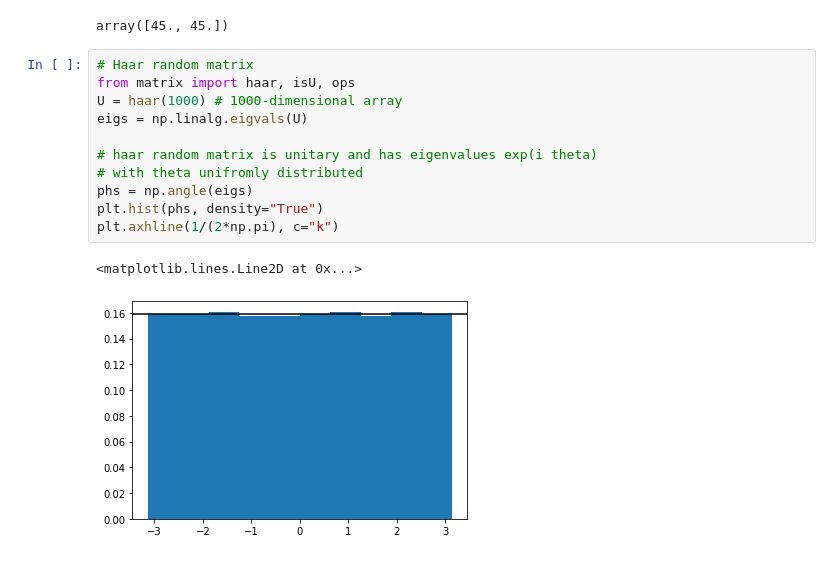
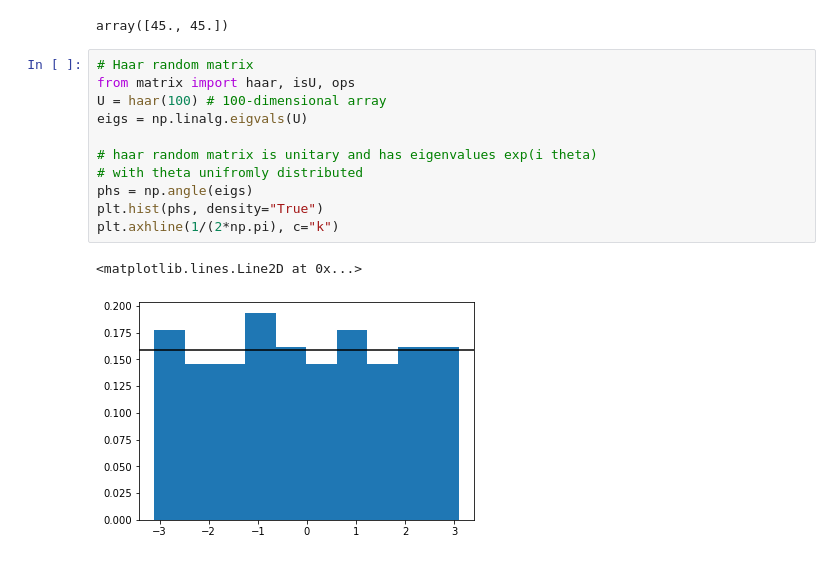
Before and after one commit to lhillber/qca, a Jupyter notebook: notebooks/random-V.ipynb, the cells around one changed output. Cells and saved outputs as stored; diff of their text form.

```diff
--- a/notebooks/random-V.ipynb
+++ b/notebooks/random-V.ipynb
@@ -53,14 +53,14 @@ array([45., 45.])
 # %%
 # Haar random matrix
 from matrix import haar, isU, ops
-U = haar(1000) # 1000-dimensional array
+U = haar(100) # 100-dimensional array
 eigs = np.linalg.eigvals(U)
 
 # haar random matrix is unitary and has eigenvalues exp(i theta)
 # with theta unifromly distributed
 phs = np.angle(eigs)
 plt.hist(phs, density="True")
 plt.axhline(1/(2*np.pi), c="k")
 # %% [output]
 <matplotlib.lines.Line2D at 0x...>
-[figure, old version]
+[figure, new version]
```
Also changed, not shown: parts of 25 cells of this notebook, 8 other files.
